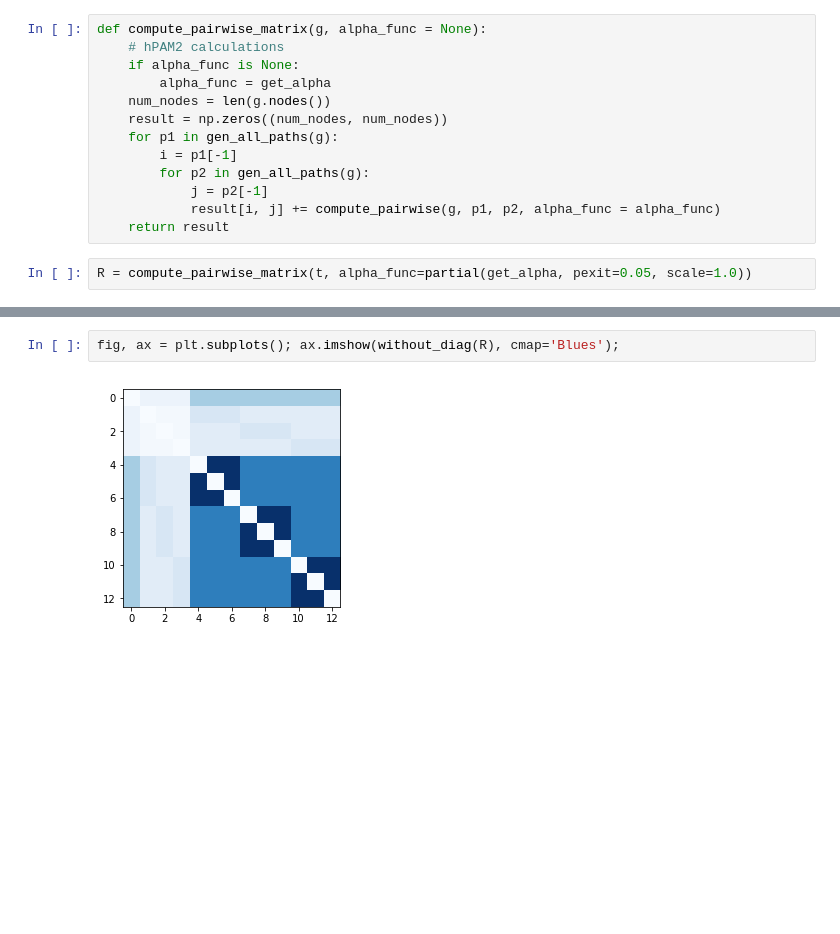
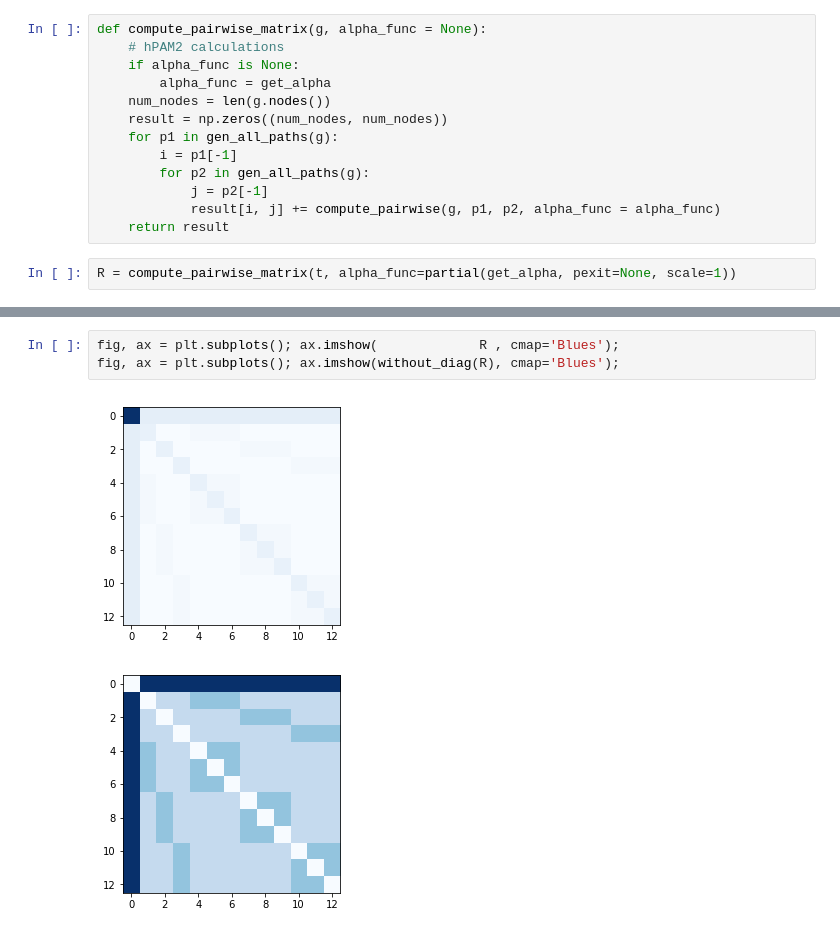
Before and after one commit to aleveren/ucsd-research, a Jupyter notebook: simple-hier-topic-model/simple-pachinko-data-sim.ipynb, the cells around one changed output, grey strips where cells are left out. Drawn from its saved outputs; the diff is of its cells as text; blank space fills up the shorter version.

```diff
--- a/simple-hier-topic-model/simple-pachinko-data-sim.ipynb
+++ b/simple-hier-topic-model/simple-pachinko-data-sim.ipynb
@@ -350,7 +350,7 @@ def compute_pairwise_matrix(g, alpha_func = None):
             result[i, j] += compute_pairwise(g, p1, p2, alpha_func = alpha_func)
     return result
 # %%
-R = compute_pairwise_matrix(t, alpha_func=partial(get_alpha, pexit=0.05, scale=1.0))
+R = compute_pairwise_matrix(t, alpha_func=partial(get_alpha, pexit=None, scale=1))
 # %%
 R.sum()
 # %% [output]
@@ -358,4 +358,6 @@ R.sum()
 # %%
+fig, ax = plt.subplots(); ax.imshow(             R , cmap='Blues');
 fig, ax = plt.subplots(); ax.imshow(without_diag(R), cmap='Blues');
 # %% [output]
-[figure, old version]
+[figure, new version]
+[figure, added]
```
Also changed, not shown: parts of 1 cell of this notebook.
